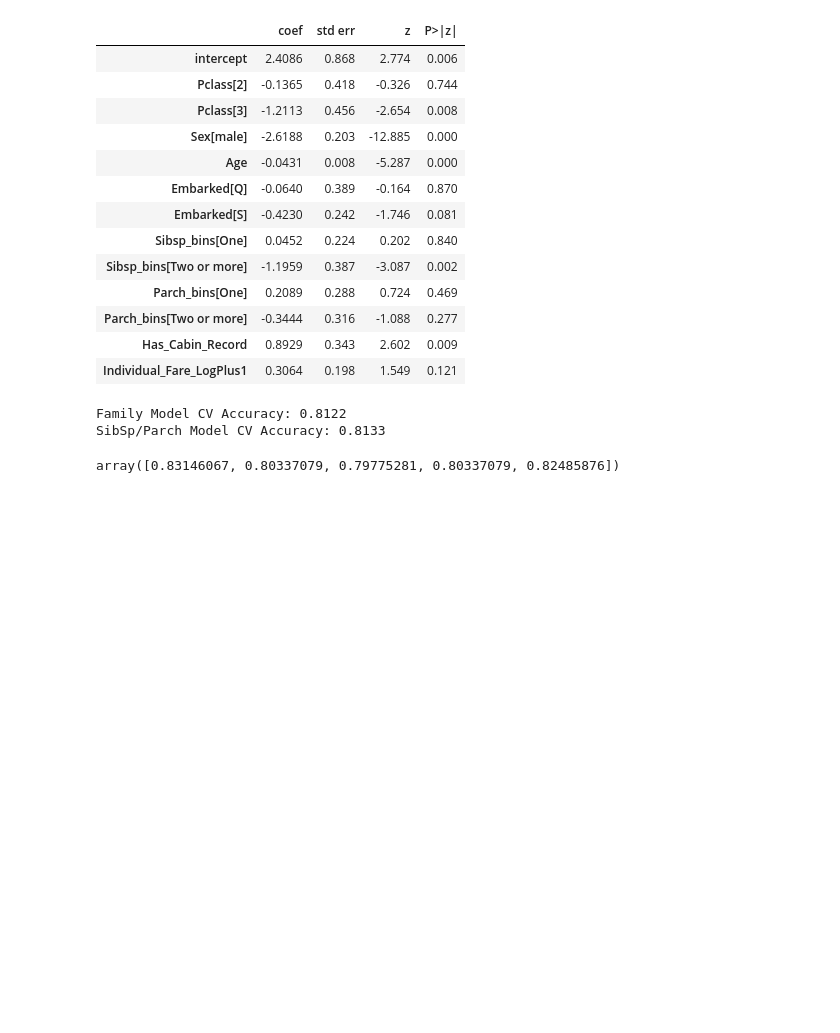
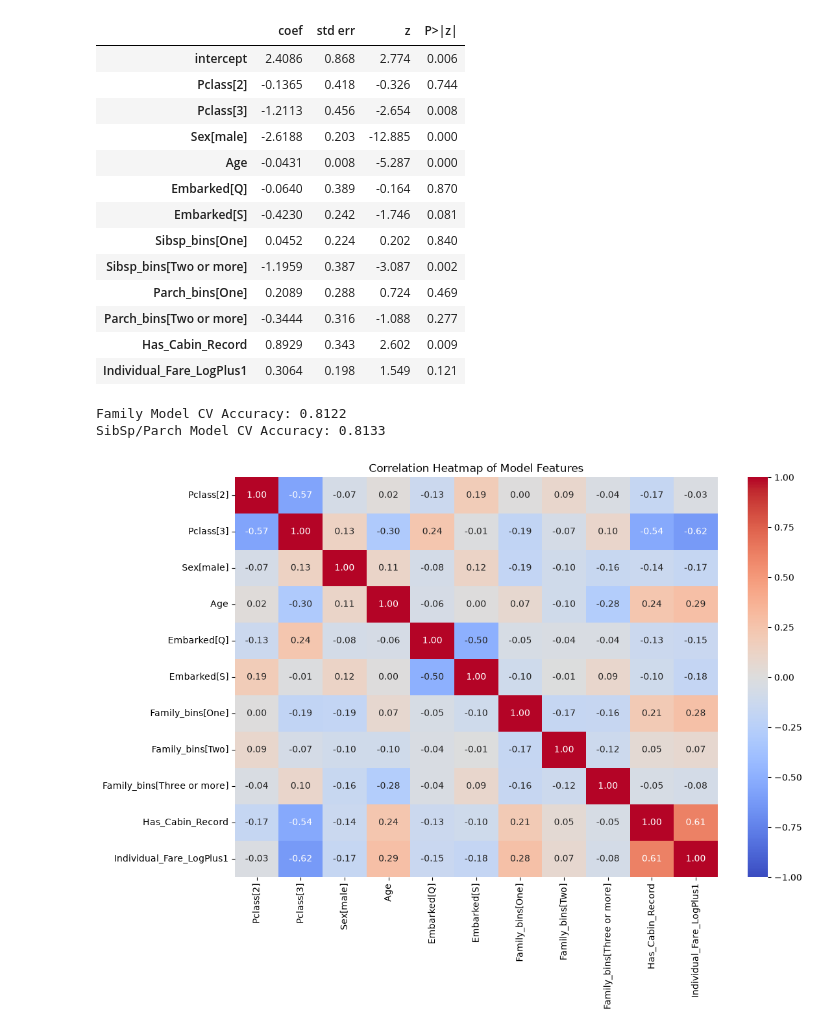
Before and after one commit to Mescoman/Titanic_Kaggle, a Jupyter notebook: Titanic_Notebook_EDA_cleaner.ipynb, the cells around one changed output. Cells and saved outputs as stored; diff of their text form; code cells hidden in the pictures; blank space fills up the shorter version.

Commit message:
Working on adding interactions, but its throwing some errors with predictor collinearity. Not resolved yet, but have idea for answer for next time

```diff
--- a/Titanic_Notebook_EDA_cleaner.ipynb
+++ b/Titanic_Notebook_EDA_cleaner.ipynb
@@ -320,8 +323,17 @@ print(f"SibSp/Parch Model CV Accuracy: {cv_scores_sp.mean():.4f}")
 Family Model CV Accuracy: 0.8122
 SibSp/Parch Model CV Accuracy: 0.8133
 # %%
-# Now, we are using Titanic_train_f
+# Now, we are using Titanic_train_f, I want to see if there is some significant correlation between any of these variables
+# Lets have a look here, according to Gemini we can just reuse X_LR_f here to make the correlation heatmap
+X_plot = X_LR_f.drop(columns=['intercept'], errors='ignore')
 
-cv_scores_f
+plt.figure(figsize=(12, 8))
+sns.heatmap(X_plot.corr(), annot=True, cmap='coolwarm', fmt=".2f", vmin=-1, vmax=1)
+plt.title("Correlation Heatmap of Model Features")
+plt.show()
+
+# Ok I thought about using VIF, but its categorical variables. I then found some method which uses Generalized VIF,
+# I read into it a bit and it makes sense but it looks like a bit of a headache to implement, you have to write
+# a new function and its just annoying. So we are just gonna go with this which seems alright I guess.
 # %% [output]
-array([0.83146067, 0.80337079, 0.79775281, 0.80337079, 0.82485876])
+[figure, added]
```
Also changed, not shown: parts of 23 cells of this notebook, 3 other files.
